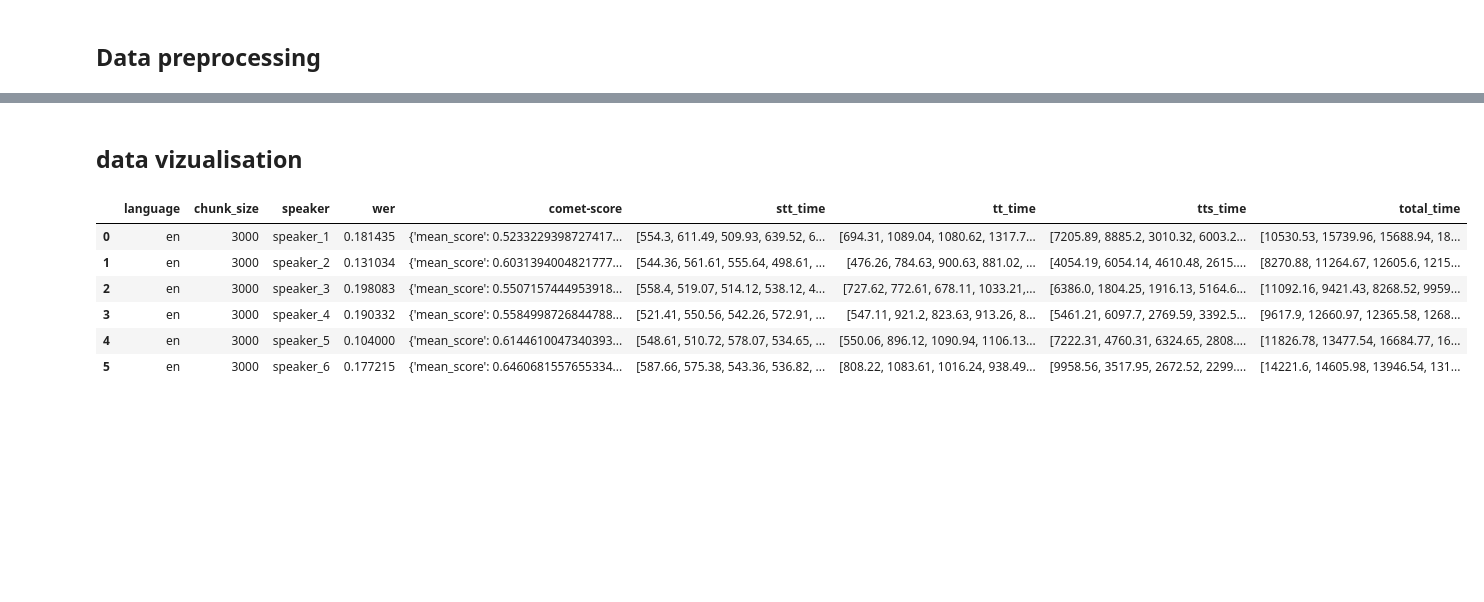
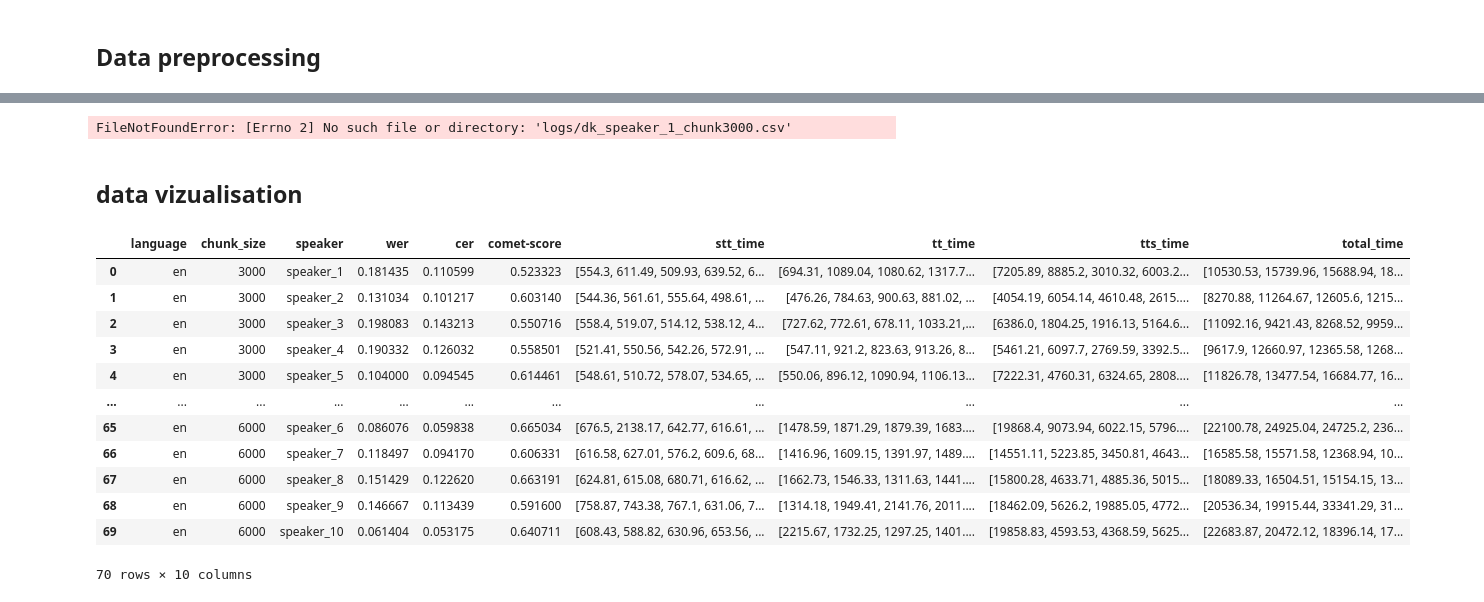
Before and after one commit to claralb2002/AI-Based-Video-dubbing, a Jupyter notebook: processing_results.ipynb, the cells around one changed output, grey strips where cells are left out. Cells and saved outputs as stored; diff of their text form; code cells hidden in the pictures; blank space fills up the shorter version.

Commit message:
Creates funktion for receiving data and creating csv

```diff
--- a/processing_results.ipynb
+++ b/processing_results.ipynb
@@ -156,12 +223,24 @@ hypothesis_transcription:   if i can leave you with one big idea today its that
+# %%
+data_results('da', 'en')
+# %% [output]
+FileNotFoundError: [Errno 2] No such file or directory: 'logs/dk_speaker_1_chunk3000.csv'
 # %% [markdown]
 ## data vizualisation
 # %%
-df
+df_en = pd.read_csv("results_en.csv")
+
+df_en
 # %% [output]
-|  | language | chunk_size | speaker | wer | comet-score | stt_time | tt_time | tts_time | total_time |
-| 0 | en | 3000 | speaker_1 | 0.181435 | {'mean_score': 0.5233229398727417... | [554.3, 611.49, 509.93, 639.52, 6... | [694.31, 1089.04, 1080.62, 1317.7... | [7205.89, 8885.2, 3010.32, 6003.2... | [10530.53, 15739.96, 15688.94, 18... |
-| 1 | en | 3000 | speaker_2 | 0.131034 | {'mean_score': 0.6031394004821777... | [544.36, 561.61, 555.64, 498.61, ... | [476.26, 784.63, 900.63, 881.02, ... | [4054.19, 6054.14, 4610.48, 2615.... | [8270.88, 11264.67, 12605.6, 1215... |
-| 2 | en | 3000 | speaker_3 | 0.198083 | {'mean_score': 0.5507157444953918... | [558.4, 519.07, 514.12, 538.12, 4... | [727.62, 772.61, 678.11, 1033.21,... | [6386.0, 1804.25, 1916.13, 5164.6... | [11092.16, 9421.43, 8268.52, 9959... |
-| 3 | en | 3000 | speaker_4 | 0.190332 | {'mean_score': 0.5584998726844788... | [521.41, 550.56, 542.26, 572.91, ... | [547.11, 921.2, 823.63, 913.26, 8... | [5461.21, 6097.7, 2769.59, 3392.5... | [9617.9, 12660.97, 12365.58, 1268... |
-| 4 | en | 3000 | speaker_5 | 0.104000 | {'mean_score': 0.6144610047340393... | [548.61, 510.72, 578.07, 534.65, ... | [550.06, 896.12, 1090.94, 1106.13... | [7222.31, 4760.31, 6324.65, 2808.... | [11826.78, 13477.54, 16684.77, 16... |
-| 5 | en | 3000 | speaker_6 | 0.177215 | {'mean_score': 0.6460681557655334... | [587.66, 575.38, 543.36, 536.82, ... | [808.22, 1083.61, 1016.24, 938.49... | [9958.56, 3517.95, 2672.52, 2299.... | [14221.6, 14605.98, 13946.54, 131... |
+|  | language | chunk_size | speaker | wer | cer | comet-score | stt_time | tt_time | tts_time | total_time |
+| 0 | en | 3000 | speaker_1 | 0.181435 | 0.110599 | 0.523323 | [554.3, 611.49, 509.93, 639.52, 6... | [694.31, 1089.04, 1080.62, 1317.7... | [7205.89, 8885.2, 3010.32, 6003.2... | [10530.53, 15739.96, 15688.94, 18... |
+| 1 | en | 3000 | speaker_2 | 0.131034 | 0.101217 | 0.603140 | [544.36, 561.61, 555.64, 498.61, ... | [476.26, 784.63, 900.63, 881.02, ... | [4054.19, 6054.14, 4610.48, 2615.... | [8270.88, 11264.67, 12605.6, 1215... |
+| 2 | en | 3000 | speaker_3 | 0.198083 | 0.143213 | 0.550716 | [558.4, 519.07, 514.12, 538.12, 4... | [727.62, 772.61, 678.11, 1033.21,... | [6386.0, 1804.25, 1916.13, 5164.6... | [11092.16, 9421.43, 8268.52, 9959... |
+| 3 | en | 3000 | speaker_4 | 0.190332 | 0.126032 | 0.558501 | [521.41, 550.56, 542.26, 572.91, ... | [547.11, 921.2, 823.63, 913.26, 8... | [5461.21, 6097.7, 2769.59, 3392.5... | [9617.9, 12660.97, 12365.58, 1268... |
+| 4 | en | 3000 | speaker_5 | 0.104000 | 0.094545 | 0.614461 | [548.61, 510.72, 578.07, 534.65, ... | [550.06, 896.12, 1090.94, 1106.13... | [7222.31, 4760.31, 6324.65, 2808.... | [11826.78, 13477.54, 16684.77, 16... |
+| ... | ... | ... | ... | ... | ... | ... | ... | ... | ... | ... |
+| 65 | en | 6000 | speaker_6 | 0.086076 | 0.059838 | 0.665034 | [676.5, 2138.17, 642.77, 616.61, ... | [1478.59, 1871.29, 1879.39, 1683.... | [19868.4, 9073.94, 6022.15, 5796.... | [22100.78, 24925.04, 24725.2, 236... |
+| 66 | en | 6000 | speaker_7 | 0.118497 | 0.094170 | 0.606331 | [616.58, 627.01, 576.2, 609.6, 68... | [1416.96, 1609.15, 1391.97, 1489.... | [14551.11, 5223.85, 3450.81, 4643... | [16585.58, 15571.58, 12368.94, 10... |
+| 67 | en | 6000 | speaker_8 | 0.151429 | 0.122620 | 0.663191 | [624.81, 615.08, 680.71, 616.62, ... | [1662.73, 1546.33, 1311.63, 1441.... | [15800.28, 4633.71, 4885.36, 5015... | [18089.33, 16504.51, 15154.15, 13... |
+| 68 | en | 6000 | speaker_9 | 0.146667 | 0.113439 | 0.591600 | [758.87, 743.38, 767.1, 631.06, 7... | [1314.18, 1949.41, 2141.76, 2011.... | [18462.09, 5626.2, 19885.05, 4772... | [20536.34, 19915.44, 33341.29, 31... |
+| 69 | en | 6000 | speaker_10 | 0.061404 | 0.053175 | 0.640711 | [608.43, 588.82, 630.96, 653.56, ... | [2215.67, 1732.25, 1297.25, 1401.... | [19858.83, 4593.53, 4368.59, 5625... | [22683.87, 20472.12, 18396.14, 17... |
+70 rows × 10 columns
```
Also changed, not shown: parts of 9 cells of this notebook.
